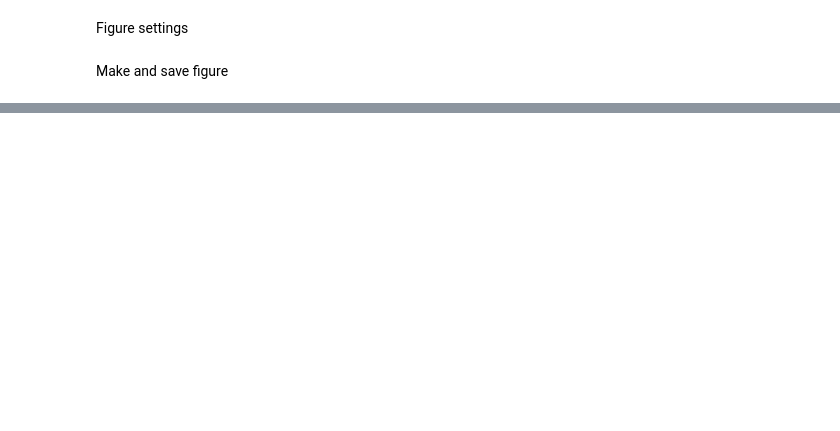
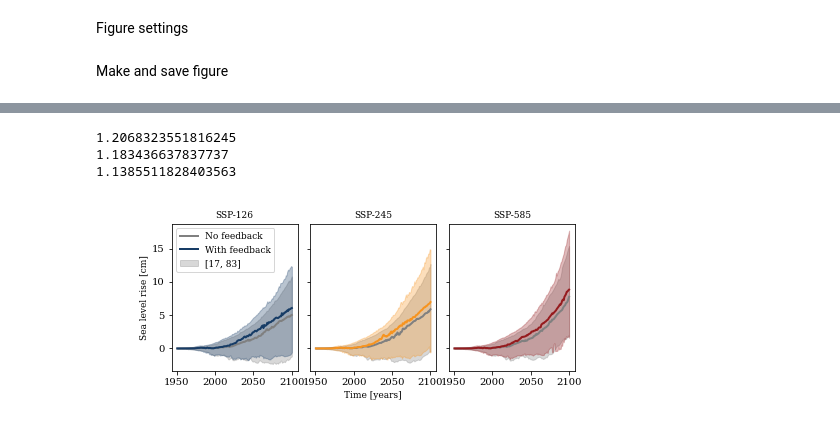
Before and after one commit to erwinlambert/feedback, a Jupyter notebook: notebooks/Draftplot_full_ensemble.ipynb, the cells around one changed output, grey strips where cells are left out. Cells and saved outputs as stored; diff of their text form; code cells hidden in the pictures; blank space fills up the shorter version.

```diff
--- a/notebooks/Draftplot_full_ensemble.ipynb
+++ b/notebooks/Draftplot_full_ensemble.ipynb
@@ -74,0 +116,34 @@ plt.show()
+# %%
+fig,ax = plt.subplots(1,3,sharex=True,sharey='row',figsize=(7,3))
+
+for s,ss in enumerate(ad.ssp):
+    #Plot no feedback
+    ax[s].plot(fe.time,100*np.nanmedian(fe.slr_nf[s,:,:,:],axis=(0,1)),c='.5',lw=2,label='No feedback')
+    ax[s].fill_between(fe.time,100*np.nanpercentile(fe.slr_nf[s,:,:,:],perc[0],axis=(0,1)),100*np.nanpercentile(fe.slr_nf[s,:,:,:],perc[1],axis=(0,1)),color='.5',alpha=alpha,label=perc)
+
+    #Plot with feedback
+    ax[s].plot(fe.time,100*np.nanmedian(fe.slr_wf[s,:,:,:],axis=(0,1)),c=ad.scol[ss],lw=2,label='With feedback')
+    ax[s].fill_between(fe.time,100*np.nanpercentile(fe.slr_wf[s,:,:,:],perc[0],axis=(0,1)),100*np.nanpercentile(fe.slr_wf[s,:,:,:],perc[1],axis=(0,1)),color=ad.scol[ss],alpha=alpha)
+
+    ax[s].set_title(f'SSP-{ss}')
+    print(100*np.nanmedian(fe.slr_wf[s,:,:,:],axis=(0,1))[-1]/(100*np.nanmedian(fe.slr_nf[s,:,:,:],axis=(0,1))[-1]))
+    #print(100*np.percentile(fe.slr_wf[s,:,:,:],perc[1],axis=(0,1))[-1]/(100*np.percentile(fe.slr_nf[s,:,:,:],perc[1],axis=(0,1))[-1]))
+
+ax[0].legend(loc='upper left')
+
+ax[0].set_ylabel('Sea level rise [cm]',fontsize=9)
+ax[1].set_xlabel('Time [years]')
+
+plt.savefig(f'../draftfigs/full_ensemble_lin_{fe.year0}.png',dpi=450,facecolor='w',transparent=False)
+plt.show()
+
+#100-100*np.sum(fe.gamma<0,axis=(0,1))/(fe.gamma.shape[0]*fe.gamma.shape[1])
+
+#gampos = np.where(fe.gamma>0,fe.gamma,0)
+
+#np.nanmean(gampos,axis=(0,1))
+# %% [output]
+1.2068323551816245
+1.183436637837737
+1.1385511828403563
+[figure, added]
```
Also changed, not shown: parts of 3 cells of this notebook, 11 other files.
